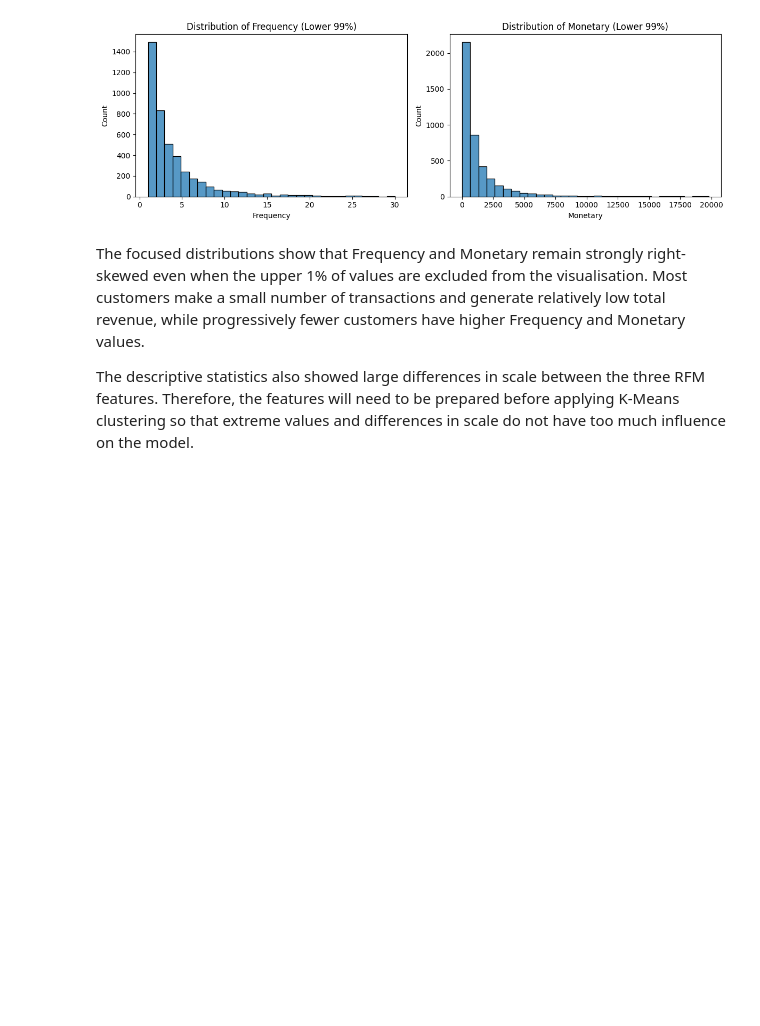
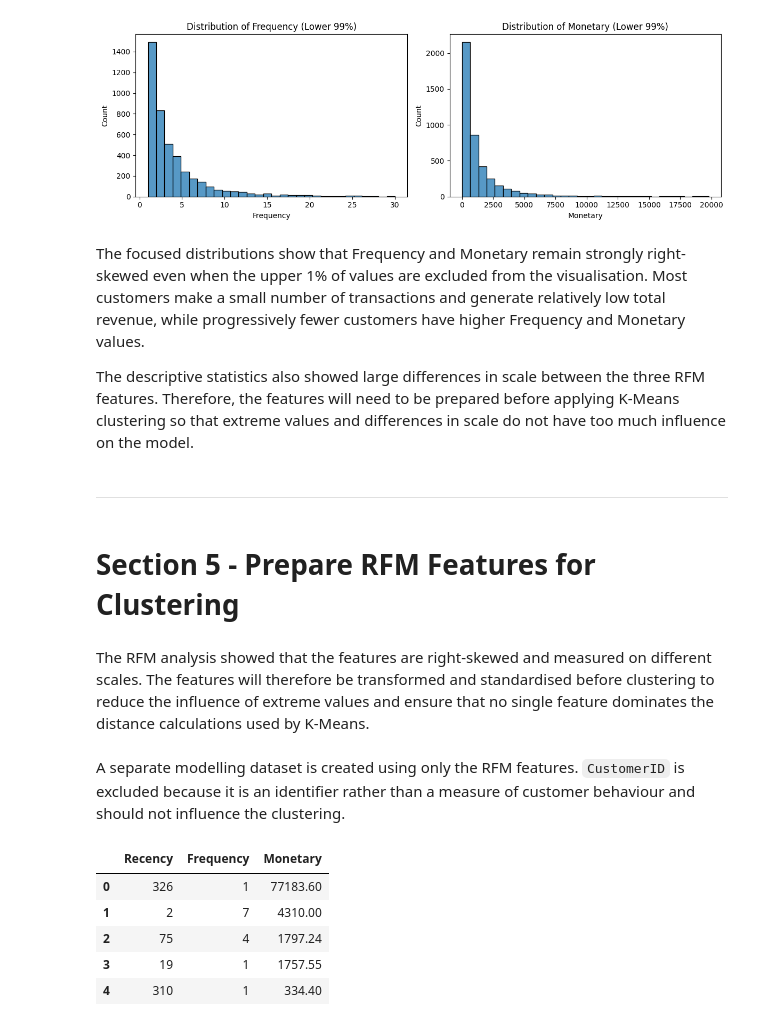
Before and after one commit to sahra02/Online-Retail-Transaction-Analysis, a Jupyter notebook: jupyter_notebooks/03-Machine_Learning.ipynb, the cells around one changed output. Drawn from its saved outputs; the diff is of its cells as text; code cells hidden in the pictures; blank space fills up the shorter version.

```diff
--- a/jupyter_notebooks/03-Machine_Learning.ipynb
+++ b/jupyter_notebooks/03-Machine_Learning.ipynb
@@ -305,3 +305,22 @@ plt.show()
 The focused distributions show that Frequency and Monetary remain strongly right-skewed even when the upper 1% of values are excluded from the visualisation. Most customers make a small number of transactions and generate relatively low total revenue, while progressively fewer customers have higher Frequency and Monetary values.
 
 The descriptive statistics also showed large differences in scale between the three RFM features. Therefore, the features will need to be prepared before applying K-Means clustering so that extreme values and differences in scale do not have too much influence on the model.
+# %% [markdown]
+---
+# %% [markdown]
+# Section 5 - Prepare RFM Features for Clustering
+# %% [markdown]
+The RFM analysis showed that the features are right-skewed and measured on different scales. The features will therefore be transformed and standardised before clustering to reduce the influence of extreme values and ensure that no single feature dominates the distance calculations used by K-Means.
+# %% [markdown]
+A separate modelling dataset is created using only the RFM features. `CustomerID` is excluded because it is an identifier rather than a measure of customer behaviour and should not influence the clustering.
+# %%
+rfm_model = rfm[["Recency", "Frequency", "Monetary"]].copy()
+
+rfm_model.head()
+# %% [output]
+|  | Recency | Frequency | Monetary |
+| 0 | 326 | 1 | 77183.60 |
+| 1 | 2 | 7 | 4310.00 |
+| 2 | 75 | 4 | 1797.24 |
+| 3 | 19 | 1 | 1757.55 |
+| 4 | 310 | 1 | 334.40 |
```
Also changed, not shown: parts of 10 cells of this notebook.
